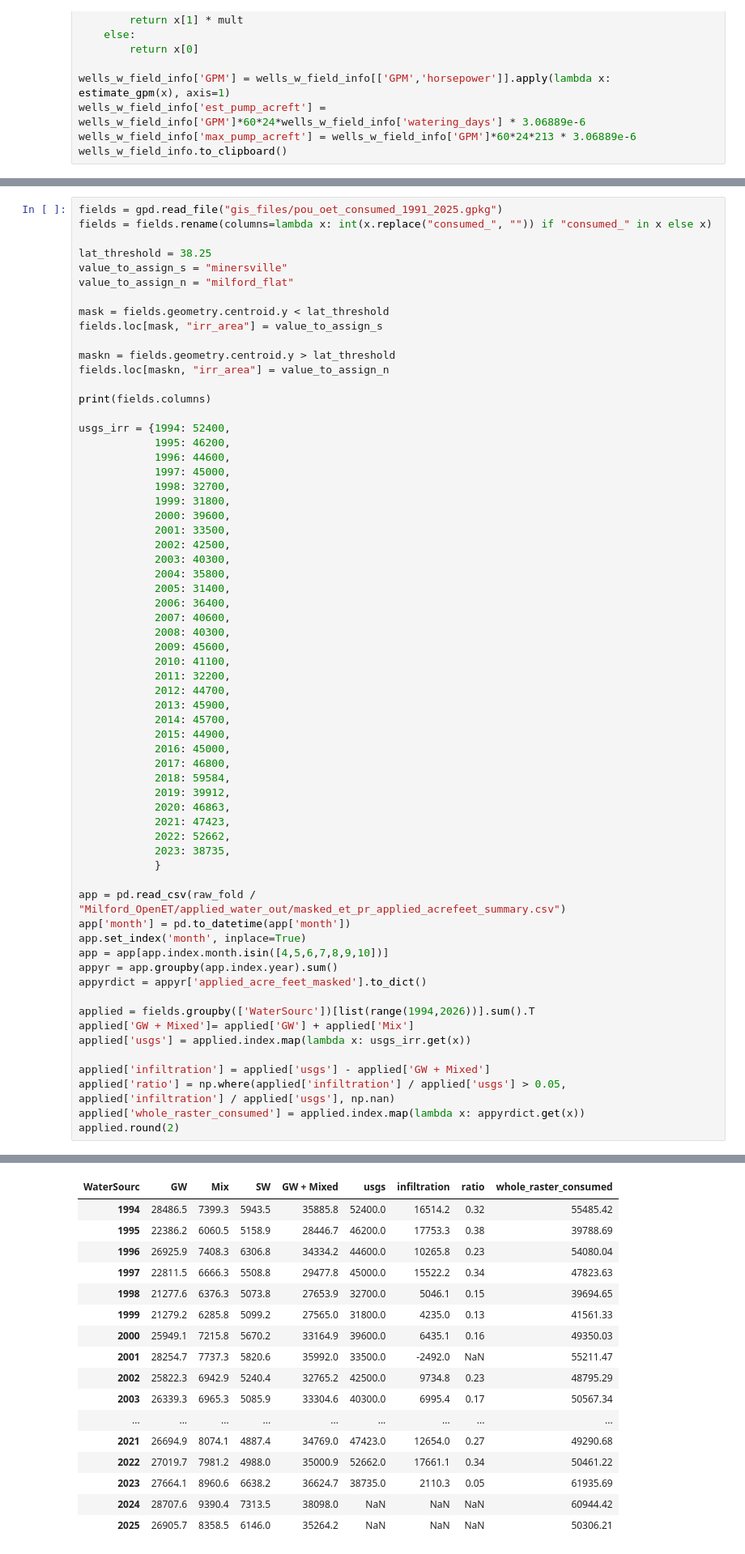
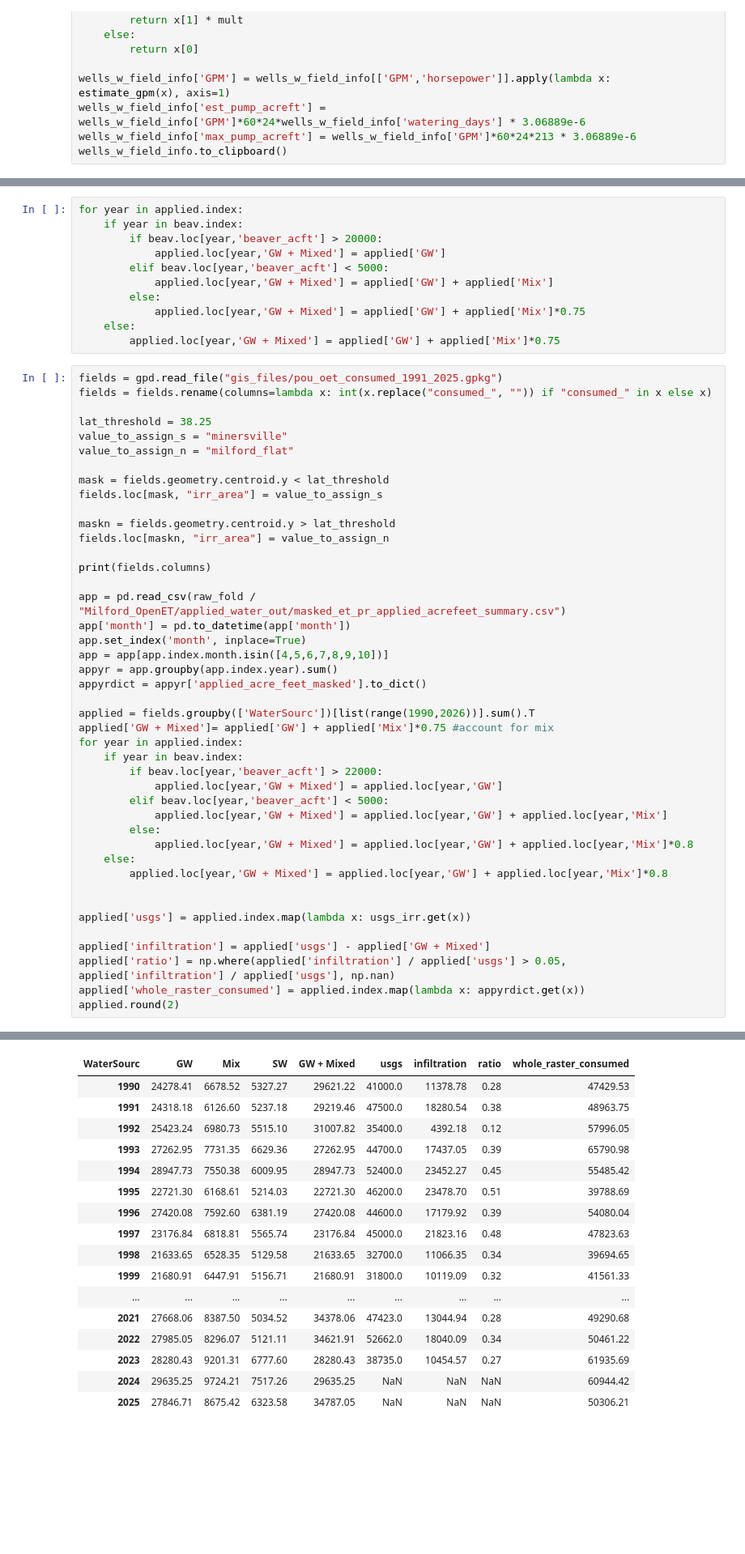
Before and after one commit to inkenbrandt/well_pump, a Jupyter notebook: 5_bayesian_pumping_estimates.ipynb, the cells around one changed output, grey strips where cells are left out. Shown: that part at 81% size. Saved outputs shown, nothing was run; the diff lists cells and outputs as text; blank space fills up the shorter version.

```diff
--- a/5_bayesian_pumping_estimates.ipynb
+++ b/5_bayesian_pumping_estimates.ipynb
@@ -67,3 +209,14 @@ wells_w_field_info.to_clipboard()
+# %%
+for year in applied.index:
+    if year in beav.index:
+        if beav.loc[year,'beaver_acft'] > 20000:
+            applied.loc[year,'GW + Mixed'] = applied['GW']
+        elif beav.loc[year,'beaver_acft'] < 5000:
+            applied.loc[year,'GW + Mixed'] = applied['GW'] + applied['Mix']
+        else:
+            applied.loc[year,'GW + Mixed'] = applied['GW'] + applied['Mix']*0.75
+    else:
+        applied.loc[year,'GW + Mixed'] = applied['GW'] + applied['Mix']*0.75
 # %%
 fields = gpd.read_file("gis_files/pou_oet_consumed_1991_2025.gpkg")
 fields = fields.rename(columns=lambda x: int(x.replace("consumed_", "")) if "consumed_" in x else x)
@@ -80,38 +233,6 @@ fields.loc[maskn, "irr_area"] = value_to_assign_n
 
 print(fields.columns)
 
-usgs_irr = {1994: 52400,
-            1995: 46200,
-            1996: 44600,
-            1997: 45000,
-            1998: 32700,
-            1999: 31800,
-            2000: 39600,
-            2001: 33500,
-            2002: 42500,
-            2003: 40300,
-            2004: 35800,
-            2005: 31400,
-            2006: 36400,
-            2007: 40600,
-            2008: 40300,
-            2009: 45600,
-            2010: 41100,
-            2011: 32200,
-            2012: 44700,
-            2013: 45900,
-            2014: 45700,
-            2015: 44900,
-            2016: 45000,
-            2017: 46800,
-            2018: 59584,
-            2019: 39912,
-            2020: 46863,
-            2021: 47423,
-            2022: 52662,
-            2023: 38735,
-            }
-
 app = pd.read_csv(raw_fold / "Milford_OpenET/applied_water_out/masked_et_pr_applied_acrefeet_summary.csv")
 app['month'] = pd.to_datetime(app['month'])
 app.set_index('month', inplace=True)
@@ -119,8 +240,20 @@ app = app[app.index.month.isin([4,5,6,7,8,9,10])]
 appyr = app.groupby(app.index.year).sum()
 appyrdict = appyr['applied_acre_feet_masked'].to_dict()
 
-applied = fields.groupby(['WaterSourc'])[list(range(1994,2026))].sum().T
-applied['GW + Mixed']= applied['GW'] + applied['Mix']
+applied = fields.groupby(['WaterSourc'])[list(range(1990,2026))].sum().T
+applied['GW + Mixed']= applied['GW'] + applied['Mix']*0.75 #account for mix
+for year in applied.index:
+    if year in beav.index:
+        if beav.loc[year,'beaver_acft'] > 22000:
+            applied.loc[year,'GW + Mixed'] = applied.loc[year,'GW']
+        elif beav.loc[year,'beaver_acft'] < 5000:
+            applied.loc[year,'GW + Mixed'] = applied.loc[year,'GW'] + applied.loc[year,'Mix']
+        else:
+            applied.loc[year,'GW + Mixed'] = applied.loc[year,'GW'] + applied.loc[year,'Mix']*0.8
+    else:
+        applied.loc[year,'GW + Mixed'] = applied.loc[year,'GW'] + applied.loc[year,'Mix']*0.8
+
+
 applied['usgs'] = applied.index.map(lambda x: usgs_irr.get(x))
 
 applied['infiltration'] = applied['usgs'] - applied['GW + Mixed']
@@ -142,18 +275,18 @@ Index(['GROUP_NUMB',        'URL',      'ACRES',     'WRNUMS',      'dbURL',
       dtype='object')
 | WaterSourc | GW | Mix | SW | GW + Mixed | usgs | infiltration | ratio | whole_raster_consumed |
-| 1994 | 28486.5 | 7399.3 | 5943.5 | 35885.8 | 52400.0 | 16514.2 | 0.32 | 55485.42 |
-| 1995 | 22386.2 | 6060.5 | 5158.9 | 28446.7 | 46200.0 | 17753.3 | 0.38 | 39788.69 |
-| 1996 | 26925.9 | 7408.3 | 6306.8 | 34334.2 | 44600.0 | 10265.8 | 0.23 | 54080.04 |
-| 1997 | 22811.5 | 6666.3 | 5508.8 | 29477.8 | 45000.0 | 15522.2 | 0.34 | 47823.63 |
-| 1998 | 21277.6 | 6376.3 | 5073.8 | 27653.9 | 32700.0 | 5046.1 | 0.15 | 39694.65 |
-| 1999 | 21279.2 | 6285.8 | 5099.2 | 27565.0 | 31800.0 | 4235.0 | 0.13 | 41561.33 |
-| 2000 | 25949.1 | 7215.8 | 5670.2 | 33164.9 | 39600.0 | 6435.1 | 0.16 | 49350.03 |
-| 2001 | 28254.7 | 7737.3 | 5820.6 | 35992.0 | 33500.0 | -2492.0 | NaN | 55211.47 |
-| 2002 | 25822.3 | 6942.9 | 5240.4 | 32765.2 | 42500.0 | 9734.8 | 0.23 | 48795.29 |
-| 2003 | 26339.3 | 6965.3 | 5085.9 | 33304.6 | 40300.0 | 6995.4 | 0.17 | 50567.34 |
+| 1990 | 24278.41 | 6678.52 | 5327.27 | 29621.22 | 41000.0 | 11378.78 | 0.28 | 47429.53 |
+| 1991 | 24318.18 | 6126.60 | 5237.18 | 29219.46 | 47500.0 | 18280.54 | 0.38 | 48963.75 |
+| 1992 | 25423.24 | 6980.73 | 5515.10 | 31007.82 | 35400.0 | 4392.18 | 0.12 | 57996.05 |
+| 1993 | 27262.95 | 7731.35 | 6629.36 | 27262.95 | 44700.0 | 17437.05 | 0.39 | 65790.98 |
+| 1994 | 28947.73 | 7550.38 | 6009.95 | 28947.73 | 52400.0 | 23452.27 | 0.45 | 55485.42 |
+| 1995 | 22721.30 | 6168.61 | 5214.03 | 22721.30 | 46200.0 | 23478.70 | 0.51 | 39788.69 |
+| 1996 | 27420.08 | 7592.60 | 6381.19 | 27420.08 | 44600.0 | 17179.92 | 0.39 | 54080.04 |
+| 1997 | 23176.84 | 6818.81 | 5565.74 | 23176.84 | 45000.0 | 21823.16 | 0.48 | 47823.63 |
+| 1998 | 21633.65 | 6528.35 | 5129.58 | 21633.65 | 32700.0 | 11066.35 | 0.34 | 39694.65 |
+| 1999 | 21680.91 | 6447.91 | 5156.71 | 21680.91 | 31800.0 | 10119.09 | 0.32 | 41561.33 |
 | ... | ... | ... | ... | ... | ... | ... | ... | ... |
-| 2021 | 26694.9 | 8074.1 | 4887.4 | 34769.0 | 47423.0 | 12654.0 | 0.27 | 49290.68 |
-| 2022 | 27019.7 | 7981.2 | 4988.0 | 35000.9 | 52662.0 | 17661.1 | 0.34 | 50461.22 |
-| 2023 | 27664.1 | 8960.6 | 6638.2 | 36624.7 | 38735.0 | 2110.3 | 0.05 | 61935.69 |
-| 2024 | 28707.6 | 9390.4 | 7313.5 | 38098.0 | NaN | NaN | NaN | 60944.42 |
-| 2025 | 26905.7 | 8358.5 | 6146.0 | 35264.2 | NaN | NaN | NaN | 50306.21 |
+| 2021 | 27668.06 | 8387.50 | 5034.52 | 34378.06 | 47423.0 | 13044.94 | 0.28 | 49290.68 |
+| 2022 | 27985.05 | 8296.07 | 5121.11 | 34621.91 | 52662.0 | 18040.09 | 0.34 | 50461.22 |
+| 2023 | 28280.43 | 9201.31 | 6777.60 | 28280.43 | 38735.0 | 10454.57 | 0.27 | 61935.69 |
+| 2024 | 29635.25 | 9724.21 | 7517.26 | 29635.25 | NaN | NaN | NaN | 60944.42 |
+| 2025 | 27846.71 | 8675.42 | 6323.58 | 34787.05 | NaN | NaN | NaN | 50306.21 |
```
Also changed, not shown: parts of 16 cells of this notebook, 2 other files.
